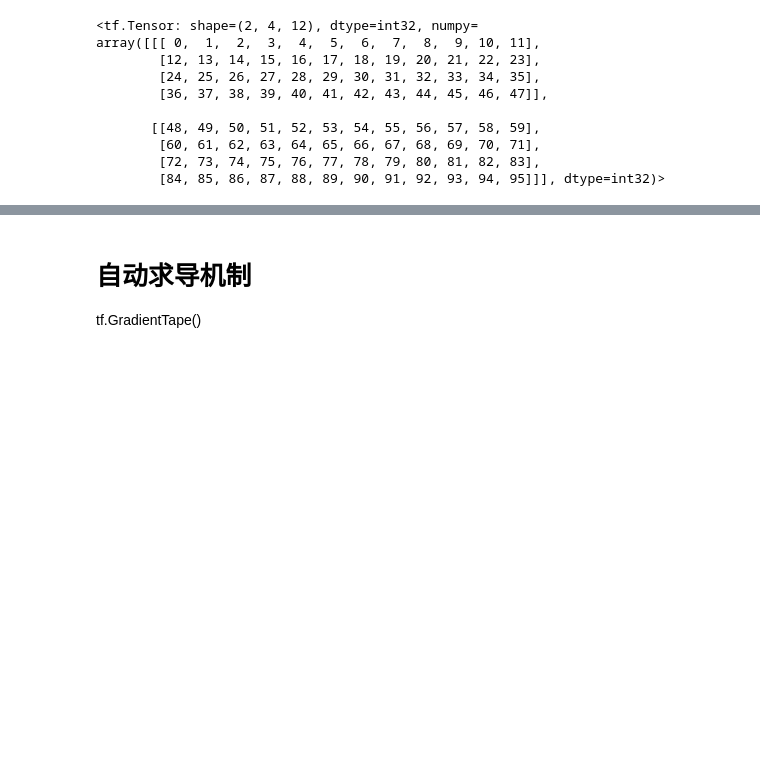
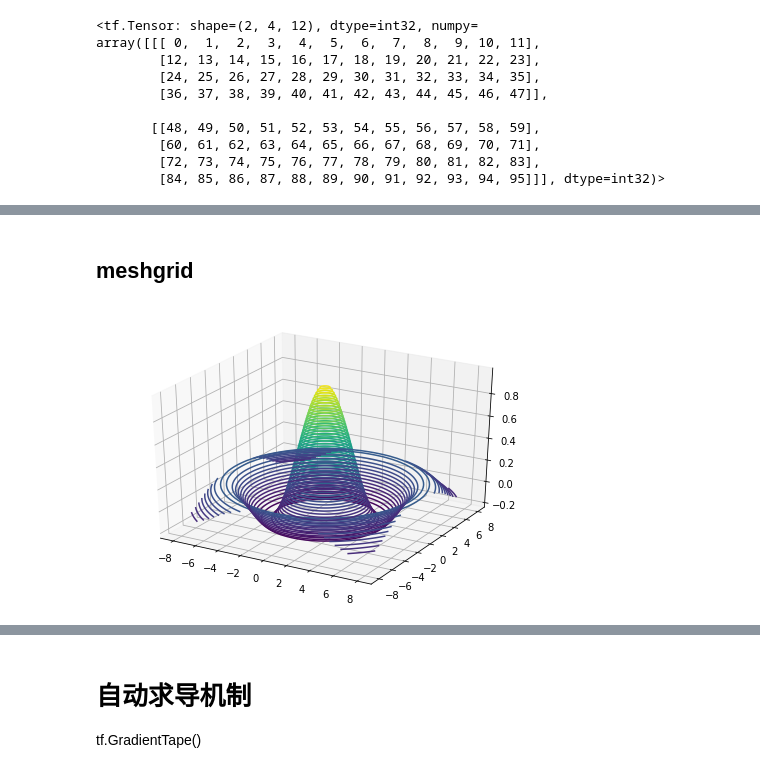
Before and after one commit to flitdu/consult, a Jupyter notebook: jupyter/tensorflow2/1. TF基础.ipynb, the cells around one changed output, grey strips where cells are left out. Drawn from its saved outputs; the diff is of its cells as text; code cells hidden in the pictures; blank space fills up the shorter version.

```diff
--- a/jupyter/tensorflow2/1. TF基础.ipynb
+++ b/jupyter/tensorflow2/1. TF基础.ipynb
@@ -277,3 +423,24 @@ array([[[ 0,  1,  2,  3,  4,  5,  6,  7,  8,  9, 10, 11],
+# %% [markdown]
+## meshgrid
+# %%
+# 可以方便生成二维网格采样点坐标，方便可视化等应用场合
+x = tf.linspace(-8.,8,100) # 设置 x 坐标的间隔
+y = tf.linspace(-8.,8,100) # 设置 y 坐标的间隔
+x,y = tf.meshgrid(x,y) # 生成网格点，并拆分后返回
+z =tf.sqrt(x**2+y**2)
+z=tf.sin(z)/z
+z
+
+import matplotlib.pyplot as plt
+from mpl_toolkits.mplot3d import Axes3D
+
+fig = plt.figure()
+ax = Axes3D(fig)
+# 根据网格点绘制 sinc 函数 3D 曲面
+ax.contour3D(x.numpy(), y.numpy(), z.numpy(), 50)
+plt.show()
+# %% [output]
+[figure, added]
 # %% [markdown]
 # 加速计算
 tf的重要功能是利用GPU 方便的实现并行计算加速功能
```
Also changed, not shown: parts of 18 cells of this notebook, 4 other files.
